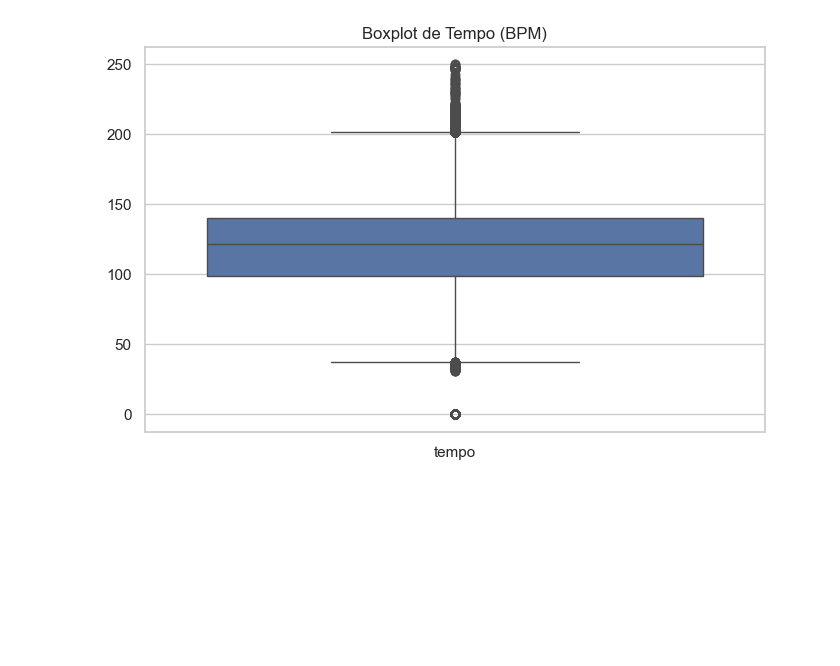
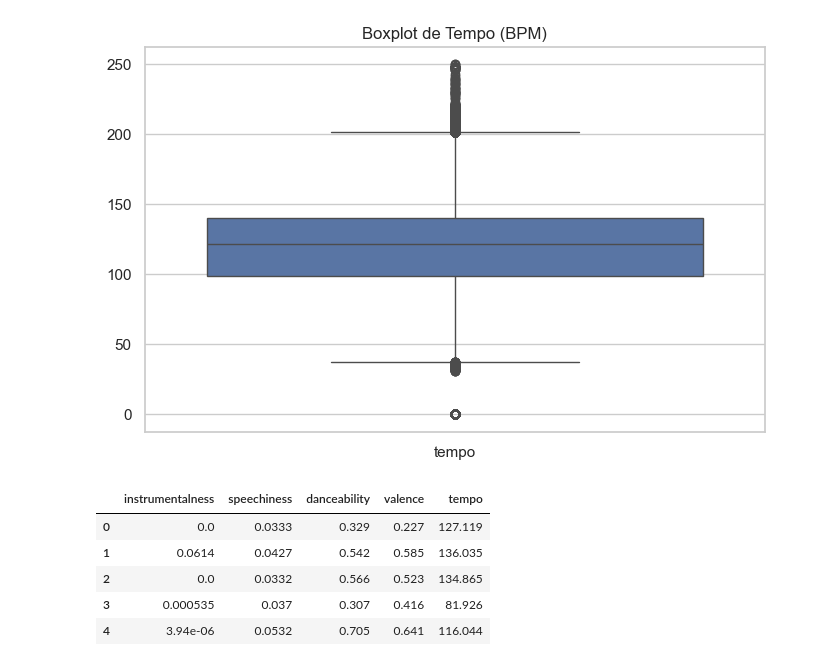
Before and after one commit to hfernandezp-dev/Proyecto_de_big_data_e_inteligencia_artificial, a Jupyter notebook: src/Notebook/EDA.ipynb, the cells around one changed output. Drawn from its saved outputs; the diff is of its cells as text; code cells hidden in the pictures; blank space fills up the shorter version.

```diff
--- a/src/Notebook/EDA.ipynb
+++ b/src/Notebook/EDA.ipynb
@@ -90,3 +90,22 @@ plt.show()
 [figure]
 [figure]
 [figure]
+# %%
+import matplotlib.pyplot as plt
+from sklearn.cluster import KMeans
+import numpy as np
+import pandas as pd
+X_train = pd.read_parquet('datasets/X_train.parquet')
+COLS_TEXTO = ['artist_name', 'track_name', 'track_id', 'genre']
+cols_a_eliminar = [c for c in COLS_TEXTO if c in X_train.columns]
+X_train.drop(columns=cols_a_eliminar, inplace=True)
+clust_feats = ['instrumentalness', 'speechiness', 'danceability', 'valence', 'tempo']
+X = X_train[clust_feats]
+X.head()
+# %% [output]
+|  | instrumentalness | speechiness | danceability | valence | tempo |
+| 0 | 0.0 | 0.0333 | 0.329 | 0.227 | 127.119 |
+| 1 | 0.0614 | 0.0427 | 0.542 | 0.585 | 136.035 |
+| 2 | 0.0 | 0.0332 | 0.566 | 0.523 | 134.865 |
+| 3 | 0.000535 | 0.037 | 0.307 | 0.416 | 81.926 |
+| 4 | 3.94e-06 | 0.0532 | 0.705 | 0.641 | 116.044 |
```
Also changed, not shown: parts of 2 cells of this notebook, 8 other files.
